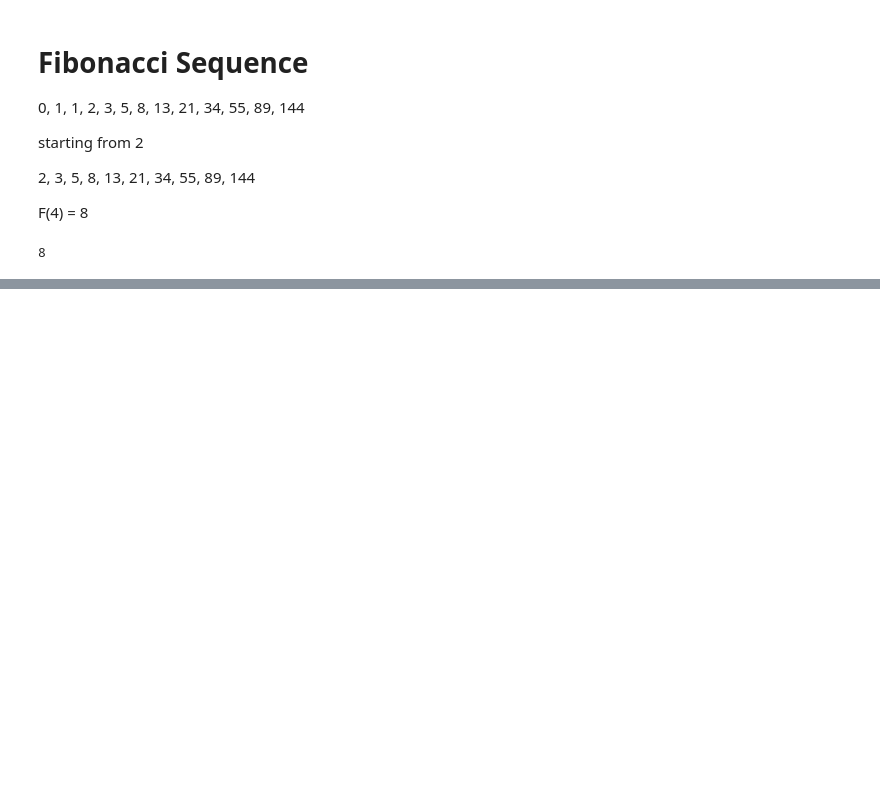
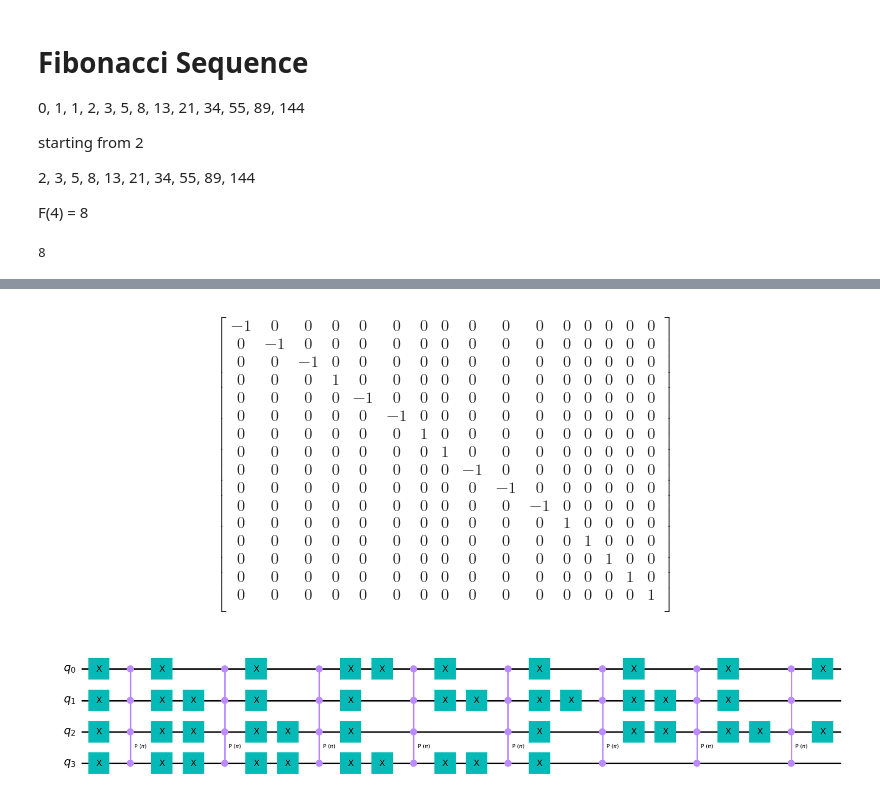
Before and after one commit to Dpbm/scientific-research-1-quantum-oracles, a Jupyter notebook: code/fibonnaci.ipynb, the cells around one changed output, grey strips where cells are left out. Drawn from its saved outputs; the diff is of its cells as text; code cells hidden in the pictures; blank space fills up the shorter version.

```diff
--- a/code/fibonnaci.ipynb
+++ b/code/fibonnaci.ipynb
@@ -108,0 +124,51 @@ plt.show()
+# %%
+def fibonacci_oracle(n):
+    qc = QuantumCircuit(n, name="oracle")
+
+    #from https://arxiv.org/pdf/2006.10656.pdf
+    predicate = lambda k: k & k >> 1 == 0
+
+    max_value = int('1'*n, 2)
+    for k in range(max_value):
+        if(predicate(k)):
+            bit_string = format(k, 'b').zfill(n)[::-1]
+            zeros = [index for index, bit in enumerate(bit_string) if bit == '0' ]
+            qc.x(zeros)
+            qc.mcp(pi, list(range(1, n)), 0)
+            qc.x(zeros)
+
+    return qc
+# %%
+def show_unitary(qc):
+    sim = AerSimulator()
+    qc_unitary = qc.copy()
+    qc_unitary.save_unitary()
+    unitary = sim.run(transpile(qc_unitary, sim), shots=1000).result().get_unitary()
+    display(array_to_latex(unitary, max_size=100000))
+# %%
+n = 4
+oracle = fibonacci_oracle(n)
+show_unitary(oracle)
+oracle.draw('mpl')
+# %% [output]
+$$
+\begin{bmatrix}
+-1 & 0 & 0 & 0 & 0 & 0 & 0 & 0 & 0 & 0 & 0 & 0 & 0 & 0 & 0 & 0  \\
+ 0 & -1 & 0 & 0 & 0 & 0 & 0 & 0 & 0 & 0 & 0 & 0 & 0 & 0 & 0 & 0  \\
+ 0 & 0 & -1 & 0 & 0 & 0 & 0 & 0 & 0 & 0 & 0 & 0 & 0 & 0 & 0 & 0  \\
+ 0 & 0 & 0 & 1 & 0 & 0 & 0 & 0 & 0 & 0 & 0 & 0 & 0 & 0 & 0 & 0  \\
+ 0 & 0 & 0 & 0 & -1 & 0 & 0 & 0 & 0 & 0 & 0 & 0 & 0 & 0 & 0 & 0  \\
+ 0 & 0 & 0 & 0 & 0 & -1 & 0 & 0 & 0 & 0 & 0 & 0 & 0 & 0 & 0 & 0  \\
+ 0 & 0 & 0 & 0 & 0 & 0 & 1 & 0 & 0 & 0 & 0 & 0 & 0 & 0 & 0 & 0  \\
+ 0 & 0 & 0 & 0 & 0 & 0 & 0 & 1 & 0 & 0 & 0 & 0 & 0 & 0 & 0 & 0  \\
+ 0 & 0 & 0 & 0 & 0 & 0 & 0 & 0 & -1 & 0 & 0 & 0 & 0 & 0 & 0 & 0  \\
+ 0 & 0 & 0 & 0 & 0 & 0 & 0 & 0 & 0 & -1 & 0 & 0 & 0 & 0 & 0 & 0  \\
+ 0 & 0 & 0 & 0 & 0 & 0 & 0 & 0 & 0 & 0 & -1 & 0 & 0 & 0 & 0 & 0  \\
+ 0 & 0 & 0 & 0 & 0 & 0 & 0 & 0 & 0 & 0 & 0 & 1 & 0 & 0 & 0 & 0  \\
+ 0 & 0 & 0 & 0 & 0 & 0 & 0 & 0 & 0 & 0 & 0 & 0 & 1 & 0 & 0 & 0  \\
+ 0 & 0 & 0 & 0 & 0 & 0 & 0 & 0 & 0 & 0 & 0 & 0 & 0 & 1 & 0 & 0  \\
+ 0 & 0 & 0 & 0 & 0 & 0 & 0 & 0 & 0 & 0 & 0 & 0 & 0 & 0 & 1 & 0  \\
+ 0 & 0 & 0 & 0 & 0 & 0 & 0 & 0 & 0 & 0 & 0 & 0 & 0 & 0 & 0 & 1  \\
+ \end{bmatrix}
+$$
+[figure, added]
```
Also changed, not shown: parts of 16 cells of this notebook, 8 other files.
